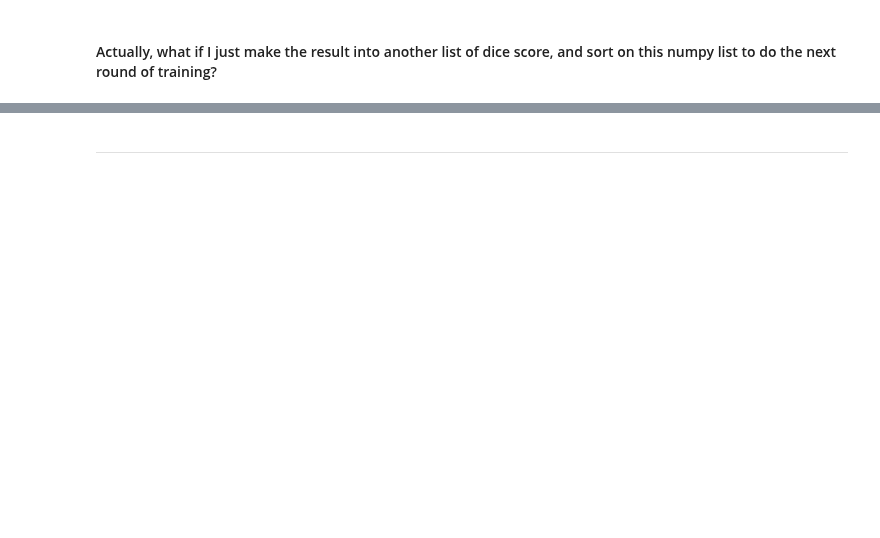
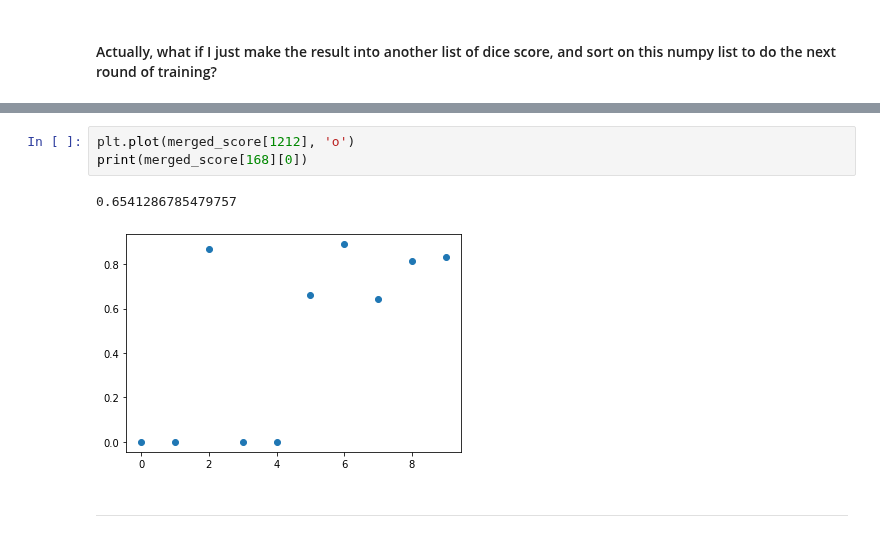
Before and after one commit to smith-scram-lab/Iterative-Unet, a Jupyter notebook: learn.ipynb, the cells around one changed output, grey strips where cells are left out. Cells and saved outputs as stored; diff of their text form; blank space fills up the shorter version.

```diff
--- a/learn.ipynb
+++ b/learn.ipynb
@@ -460,2 +571,8 @@ print(sorted_merged_score.shape)
+# %%
+plt.plot(merged_score[1212], 'o')
+print(merged_score[168][0])
+# %% [output]
+0.6541286785479757
+[figure, added]
 # %% [markdown]
 -----
```
Also changed, not shown: parts of 14 cells of this notebook, 1 other file.
